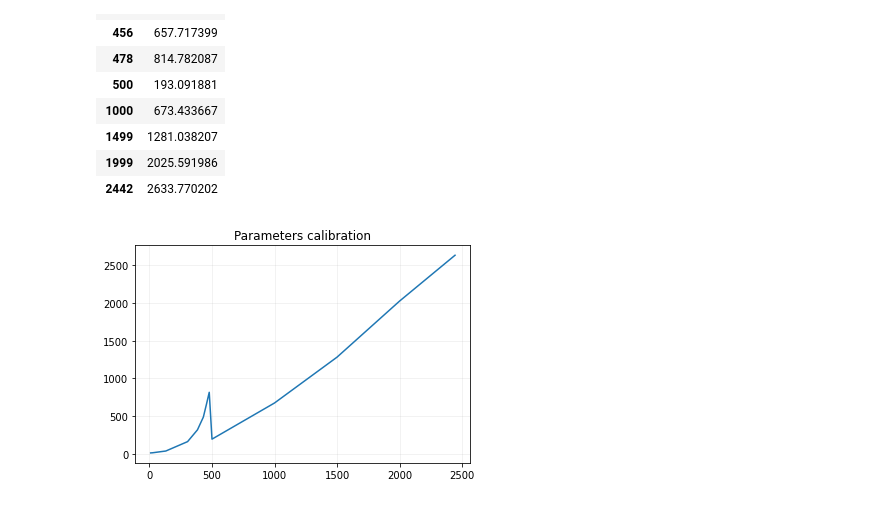
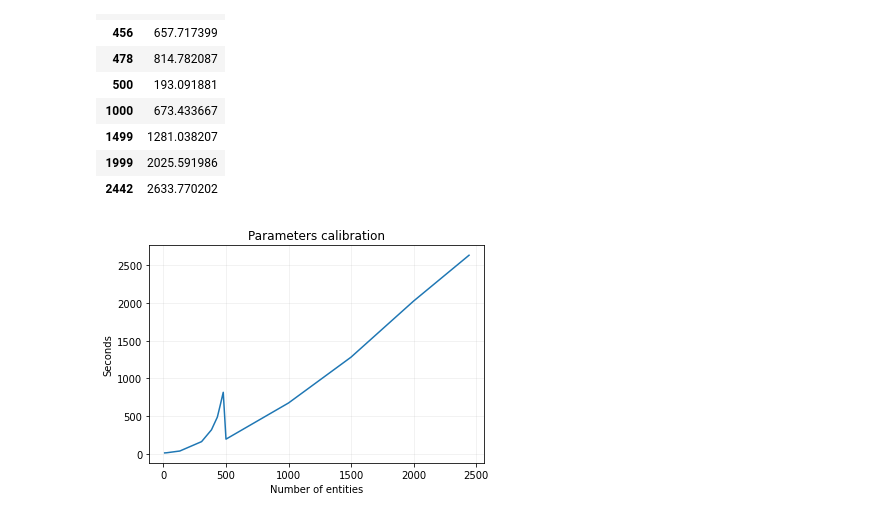
Before and after one commit to technometrics-lab/5-TechRank, a Jupyter notebook: analysis_results.ipynb, the cells around one changed output. Cells and saved outputs as stored; diff of their text form; code cells hidden in the pictures.

```diff
--- a/analysis_results.ipynb
+++ b/analysis_results.ipynb
@@ -252,9 +273,0 @@ plt.show()
-# %%
-a = df_time_comp.index.append(df_time_tech.index)
-b = df_time_comp['time_optimal_par_comp'].append(df_time_tech['time_optimal_par_tech'])
-data = {'name': a,
-        'time': b
-       }
-df_par_time = pd.DataFrame(data)
-df_par_time = df_par_time.sort_values('name')
-df_par_time = df_par_time.set_index('name')
@@ -280,7 +357,9 @@ df_par_time
 # %%
 plt.plot(df_par_time.index, df_par_time['time'])
 plt.grid(alpha=0.2)
 plt.title('Parameters calibration')
+plt.xlabel("Number of entities")
+plt.ylabel("Seconds")
 plt.show()
 # %% [output]
-[figure, old version]
+[figure, new version]
```
Also changed, not shown: parts of 19 cells of this notebook, 29 other files.
